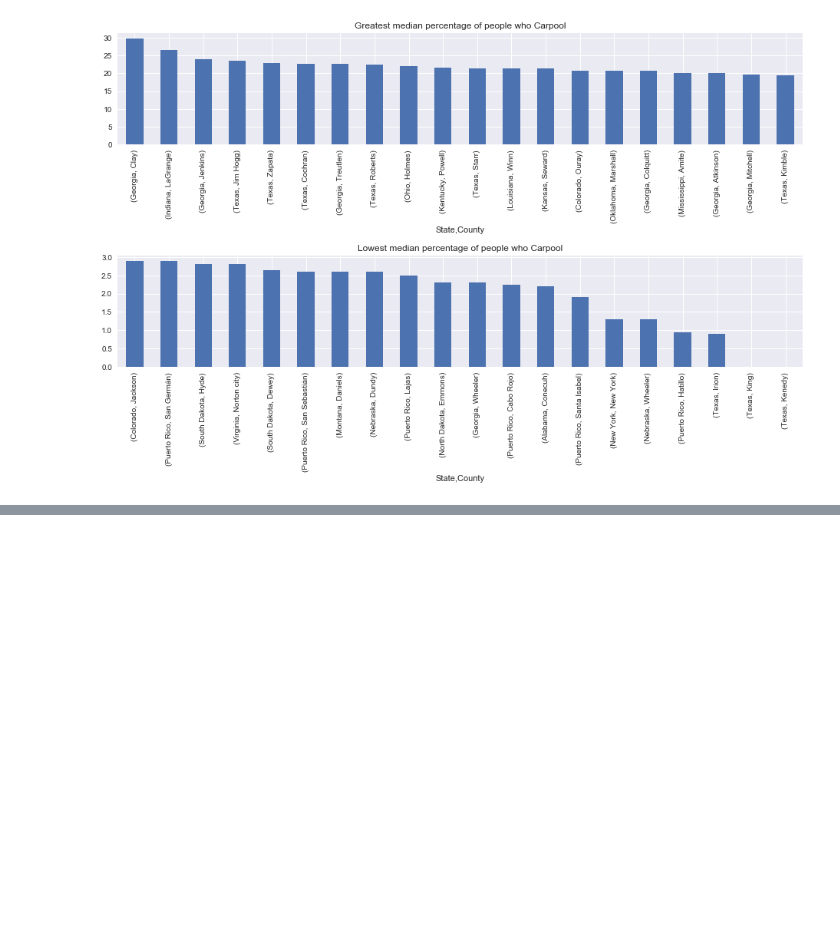
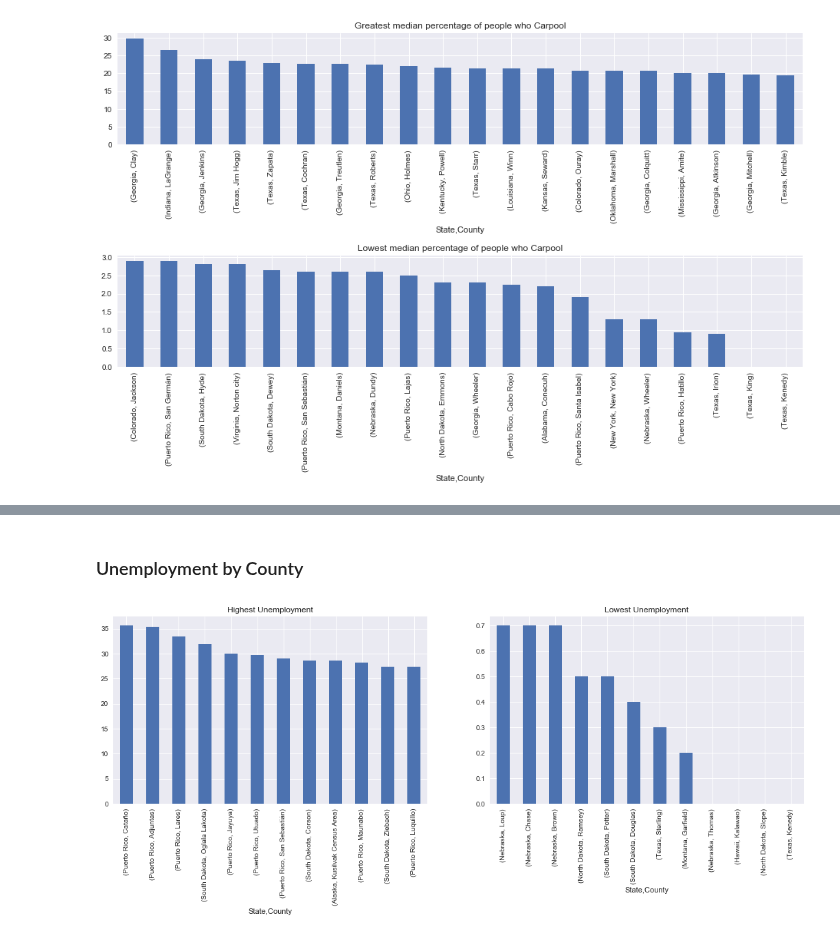
Before and after one commit to pstetz/Kaggle, a Jupyter notebook: in_progress/census/state_focus.ipynb, the cells around one changed output, grey strips where cells are left out. Drawn from its saved outputs; the diff is of its cells as text; code cells hidden in the pictures; blank space fills up the shorter version.

```diff
--- a/in_progress/census/state_focus.ipynb
+++ b/in_progress/census/state_focus.ipynb
@@ -148,0 +145,12 @@ IndexError: too many indices for array
+# %% [markdown]
+### Unemployment by County
+# %%
+fig, axarr = plt.subplots(1, 2, figsize=(18,5))
+fig.subplots_adjust(hspace=0.8)
+
+unemployment = census.groupby(["State", "County"])["Unemployment"].median().sort_values(ascending=False)
+
+unemployment.head(12).plot(kind="bar", title="Highest Unemployment", ax=axarr[0])
+_ = unemployment.tail(12).plot(kind="bar", title="Lowest Unemployment", ax=axarr[1])
+# %% [output]
+[figure, added]
```
Also changed, not shown: parts of 4 cells of this notebook, 2 other files.
